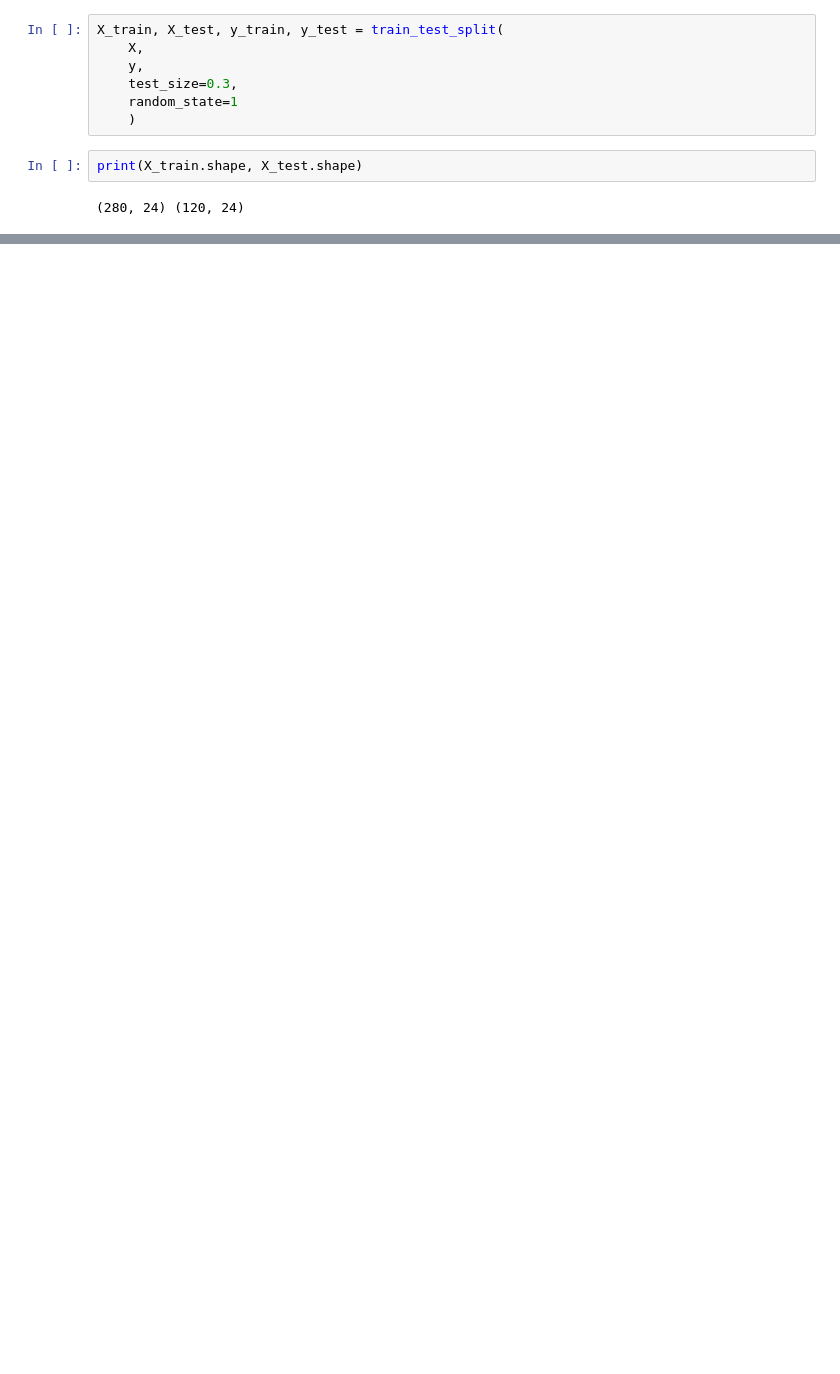
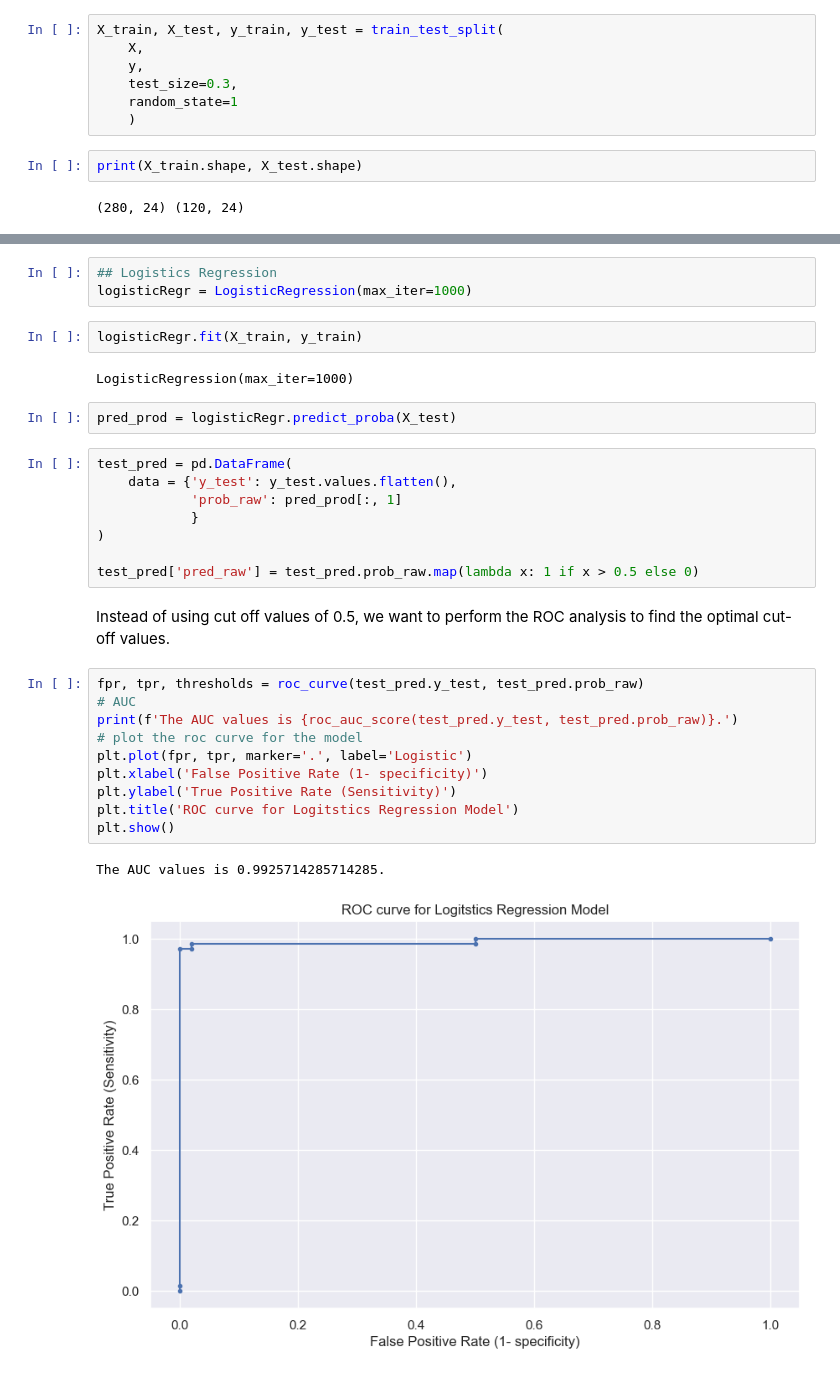
Before and after one commit to Henzhwang/Stats-3DA3, a Jupyter notebook: Assignment 6/assignment6.ipynb, the cells around one changed output, grey strips where cells are left out. Cells and saved outputs as stored; diff of their text form; blank space fills up the shorter version.

```diff
--- a/Assignment 6/assignment6.ipynb
+++ b/Assignment 6/assignment6.ipynb
@@ -506,0 +417,32 @@ print(X_train.shape, X_test.shape)
+# %%
+## Logistics Regression
+logisticRegr = LogisticRegression(max_iter=1000)
+# %%
+logisticRegr.fit(X_train, y_train)
+# %% [output]
+LogisticRegression(max_iter=1000)
+# %%
+pred_prod = logisticRegr.predict_proba(X_test)
+# %%
+test_pred = pd.DataFrame(
+    data = {'y_test': y_test.values.flatten(),
+            'prob_raw': pred_prod[:, 1]
+            }
+)
+
+test_pred['pred_raw'] = test_pred.prob_raw.map(lambda x: 1 if x > 0.5 else 0)
+# %% [markdown]
+Instead of using cut off values of 0.5, we want to perform the ROC analysis to find the optimal cut-off values.
+# %%
+fpr, tpr, thresholds = roc_curve(test_pred.y_test, test_pred.prob_raw)
+# AUC
+print(f'The AUC values is {roc_auc_score(test_pred.y_test, test_pred.prob_raw)}.')
+# plot the roc curve for the model
+plt.plot(fpr, tpr, marker='.', label='Logistic')
+plt.xlabel('False Positive Rate (1- specificity)')
+plt.ylabel('True Positive Rate (Sensitivity)')
+plt.title('ROC curve for Logitstics Regression Model')
+plt.show()
+# %% [output]
+The AUC values is 0.9925714285714285.
+[figure, added]
```
Also changed, not shown: parts of 77 cells of this notebook, 4 other files.
